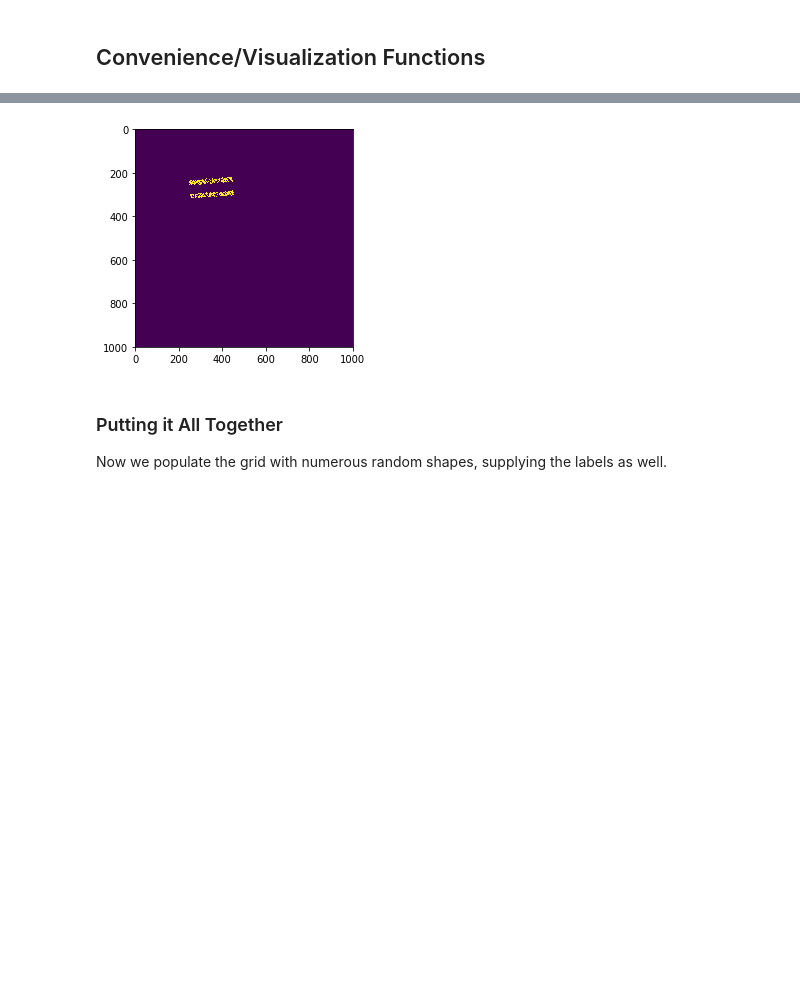
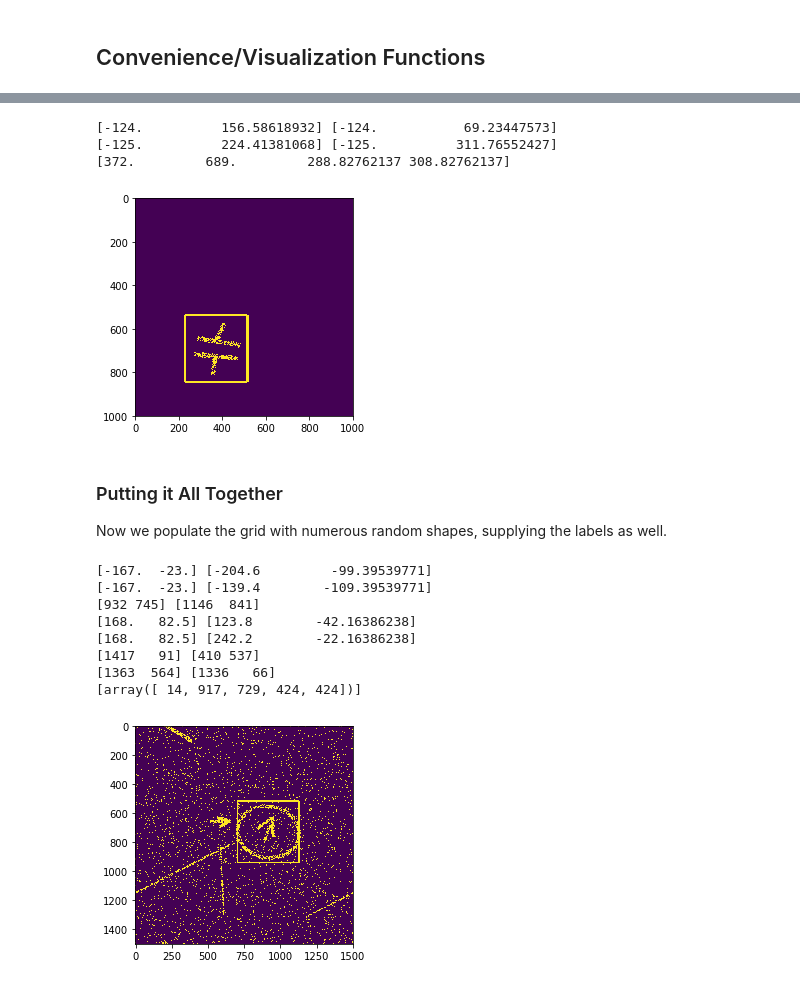
Before and after one commit to Sean-OB/circuits, a Jupyter notebook: Synthetic Circuit Element Creator.ipynb, the cells around one changed output, grey strips where cells are left out. Drawn from its saved outputs; the diff is of its cells as text; code cells hidden in the pictures; blank space fills up the shorter version.

```diff
--- a/Synthetic Circuit Element Creator.ipynb
+++ b/Synthetic Circuit Element Creator.ipynb
@@ -373,19 +414,14 @@ plt.show()
 # %%
-cap = capacitor(GRID_SIZE//5, None, GRID_SIZE//100, 0, GRID_SIZE, True)
+capw, cap = capacitor(GRID_SIZE//5, None, GRID_SIZE//100, 0, GRID_SIZE, noisy=True, get_box=True)
+draw_bounding_box(cap, capw)
+print(capw)
 plt.imshow(cap)
 plt.show()
 # %% [output]
+[-124.          156.58618932] [-124.           69.23447573]
+[-125.          224.41381068] [-125.          311.76552427]
+[372.         689.         288.82762137 308.82762137]
-[figure, old version]
+[figure, new version]
 # %% [markdown]
 ### Putting it All Together
 Now we populate the grid with numerous random shapes, supplying the labels as well.
-# %%
-def populated_grid(num_items, grid_size):
-    grid = np.zeros((grid_size, grid_size))
-    all_functions = [resistor, capacitor, voltage_source_mask, current_source_mask, circle, arrow, plus_mask, line_endpoint]
-    circuit_elt_functions = [resistor, capacitor, voltage_source_mask, current_source_mask]
-    geometric_functions = [circle, arrow, plus_mask, line_endpoint]
-    objs = []
-    for _ in range(num_items):
-        func = random.choice(all_functions)
-        if func in circuit_elt_functions:
@@ -398,0 +428,32 @@ ADDITIVE_STD = GRID_SIZE / 500
+# %%
+def populated_grid(num_items, grid_size):
+    grid = np.zeros((grid_size*grid_size))
+    grid[:int(NOISE_DENSITY*grid_size*grid_size)] = 1
+    np.random.shuffle(grid)
+    grid = np.reshape(grid, (grid_size, grid_size))
+    all_functions = [resistor, capacitor, voltage_source_mask, current_source_mask, circle, arrow, plus_mask, line_endpoint]
+    circuit_elt_functions = [resistor, capacitor, voltage_source_mask, current_source_mask]
+    geometric_functions = [circle, arrow, plus_mask, line_endpoint]
+    descs = []
+    for _ in range(num_items):
+        size = int(constrain(random.gauss(ELT_SIZE_MEAN, ELT_SIZE_STD), ELT_SIZE_MIN, ELT_SIZE_MAX))
+        thickness = int(constrain(random.gauss(THICKNESS_MEAN, THICKNESS_STD), THICKNESS_MIN, THICKNESS_MAX))
+        func_choice = random.choice(range(len(all_functions)))
+        theta_choice = random.choice(range(4))
+        theta = 90 * theta_choice
+        func = all_functions[func_choice]
+        if func in circuit_elt_functions:
+            w, shape = func(size, None, thickness, theta, grid_size, noisy=True, get_box=True)
+            draw_bounding_box(shape, w, epsilon=5)
+            w = np.array([func_choice*4+theta_choice] + list(w))
+            descs.append(w.astype('int32'))
+        elif func is line_endpoint:
+            get_pt = lambda: np.array([random.choice(range(0, grid_size-50)), random.choice(range(0, grid_size-50))])
+            pt1, pt2 = get_pt(), get_pt()
+            shape = line_endpoint(pt1, pt2, thickness, grid_size, noisy=True)
+        else:
+            shape = func(size, None, thickness, theta, grid_size, noisy=True)
+        grid = np.logical_or(grid, shape)
+    print(descs)
+    plt.imshow(grid)
+    plt.show()
@@ -398,0 +489,12 @@ ADDITIVE_STD = GRID_SIZE / 500
+# %%
+populated_grid(5, 1500)
+# %% [output]
+[-167.  -23.] [-204.6         -99.39539771]
+[-167.  -23.] [-139.4        -109.39539771]
+[932 745] [1146  841]
+[168.   82.5] [123.8        -42.16386238]
+[168.   82.5] [242.2        -22.16386238]
+[1417   91] [410 537]
+[1363  564] [1336   66]
+[array([ 14, 917, 729, 424, 424])]
+[figure, added]
```
Also changed, not shown: parts of 11 cells of this notebook.
